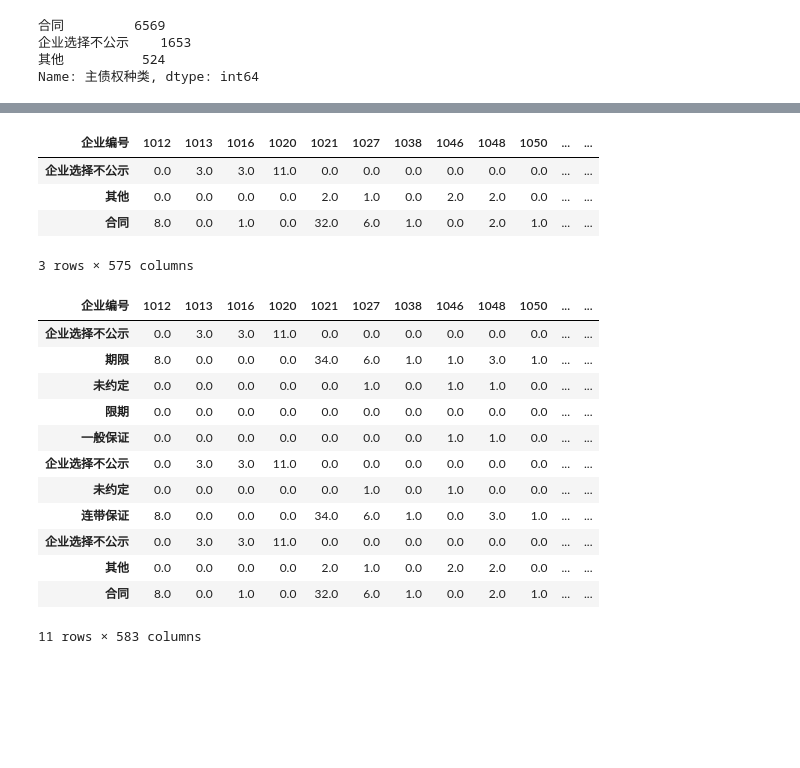
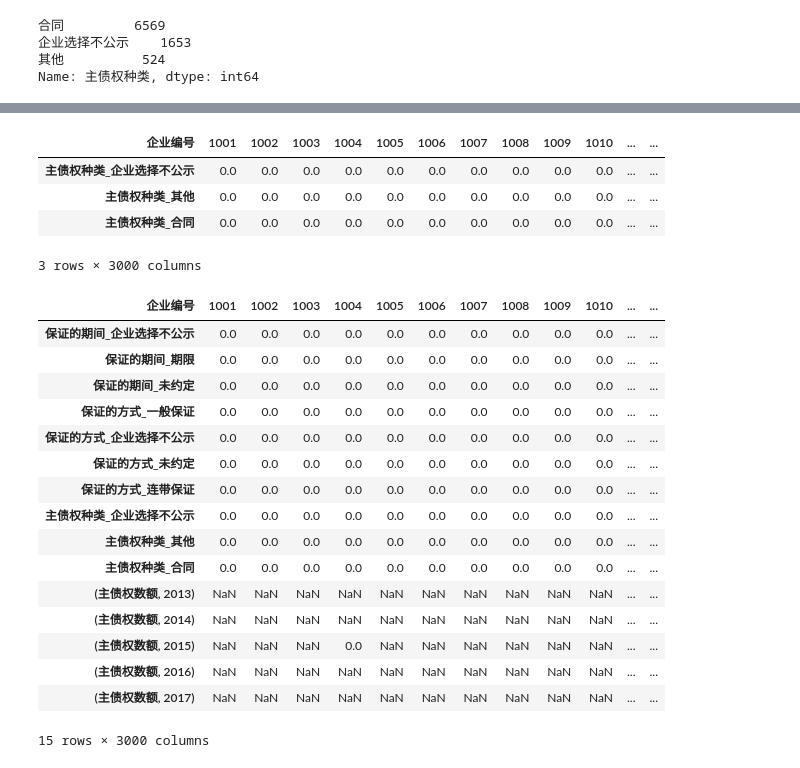
Before and after one commit to CourierKyn/isi-world-cup, a Jupyter notebook: 年报-的对外提供保证担保信息.ipynb, the cells around one changed output, grey strips where cells are left out. Cells and saved outputs as stored; diff of their text form; code cells hidden in the pictures; blank space fills up the shorter version.

```diff
--- a/年报-的对外提供保证担保信息.ipynb
+++ b/年报-的对外提供保证担保信息.ipynb
@@ -57,9 +90,19 @@ data['主债权种类'].value_counts()
 企业选择不公示    1653
 其他          524
 Name: 主债权种类, dtype: int64
+# %%
+def limit(cell):
+    if cell > 1:
+        return 1
+    return cell
 # %%
 df1=data.set_index("保证的期间").loc[["期限","企业选择不公示","限期","未约定"],:].reset_index().set_index("企业编号")
-dummy_1=pd.get_dummies(df1["保证的期间"])
-dummy_1=dummy_1.groupby("企业编号").sum().T
+
+
+dummy_1=pd.get_dummies(df1["保证的期间"],prefix='保证的期间')
+dummy_1=dummy_1.groupby(["企业编号"]).mean()
+dummy_1["保证的期间_期限"]=dummy_1["保证的期间_期限"]+dummy_1["保证的期间_限期"]
+dummy_1=dummy_1.drop(columns="保证的期间_限期").T
+dummy_1=dummy_1.applymap(limit).reindex(columns=list(range(1001, 4001))).fillna(0)
 dummy_1
 # %% [output]
@@ -72,6 +114,9 @@ dummy_1
 # %%
 df2=data.set_index("保证的方式").loc[["连带保证","企业选择不公示","一般保证","未约定"],:].reset_index().set_index("企业编号")
-dummy_2=pd.get_dummies(df2["保证的方式"])
-dummy_2=dummy_2.groupby("企业编号").sum().T
+
+
+dummy_2=pd.get_dummies(df2["保证的方式"],prefix='保证的方式')
+dummy_2=dummy_2.groupby(["企业编号"]).mean().T
+dummy_2=dummy_2.applymap(limit).reindex(columns=list(range(1001, 4001))).fillna(0)
 dummy_2
 # %% [output]
@@ -84,28 +129,34 @@ dummy_2
 # %%
 df3=data.set_index("主债权种类").loc[["合同","企业选择不公示","其他"],:].reset_index().set_index("企业编号")
-dummy_3=pd.get_dummies(df3["主债权种类"])
-dummy_3=dummy_3.groupby("企业编号").sum().T
+
+dummy_3=pd.get_dummies(df3["主债权种类"],prefix='主债权种类')
+dummy_3=dummy_3.groupby(["企业编号"]).mean().T
+dummy_3=dummy_3.applymap(limit).reindex(columns=list(range(1001, 4001))).fillna(0)
 dummy_3
 # %% [output]
-| 企业编号 | 1012 | 1013 | 1016 | 1020 | 1021 | 1027 | 1038 | 1046 | 1048 | 1050 | ... | ... |
-| 企业选择不公示 | 0.0 | 3.0 | 3.0 | 11.0 | 0.0 | 0.0 | 0.0 | 0.0 | 0.0 | 0.0 | ... | ... |
-| 其他 | 0.0 | 0.0 | 0.0 | 0.0 | 2.0 | 1.0 | 0.0 | 2.0 | 2.0 | 0.0 | ... | ... |
-| 合同 | 8.0 | 0.0 | 1.0 | 0.0 | 32.0 | 6.0 | 1.0 | 0.0 | 2.0 | 1.0 | ... | ... |
+| 企业编号 | 1001 | 1002 | 1003 | 1004 | 1005 | 1006 | 1007 | 1008 | 1009 | 1010 | ... | ... |
+| 主债权种类_企业选择不公示 | 0.0 | 0.0 | 0.0 | 0.0 | 0.0 | 0.0 | 0.0 | 0.0 | 0.0 | 0.0 | ... | ... |
+| 主债权种类_其他 | 0.0 | 0.0 | 0.0 | 0.0 | 0.0 | 0.0 | 0.0 | 0.0 | 0.0 | 0.0 | ... | ... |
+| 主债权种类_合同 | 0.0 | 0.0 | 0.0 | 0.0 | 0.0 | 0.0 | 0.0 | 0.0 | 0.0 | 0.0 | ... | ... |
-3 rows × 575 columns
+3 rows × 3000 columns
 # %%
-result_12=dummy_1.append(dummy_2).append(dummy_3).fillna(0)#三表连接
+result_12=dummy_1.append(dummy_2).append(dummy_3).fillna(0).append(df_num)#三表连接
 result_12
 # %% [output]
-| 企业编号 | 1012 | 1013 | 1016 | 1020 | 1021 | 1027 | 1038 | 1046 | 1048 | 1050 | ... | ... |
-| 企业选择不公示 | 0.0 | 3.0 | 3.0 | 11.0 | 0.0 | 0.0 | 0.0 | 0.0 | 0.0 | 0.0 | ... | ... |
-| 期限 | 8.0 | 0.0 | 0.0 | 0.0 | 34.0 | 6.0 | 1.0 | 1.0 | 3.0 | 1.0 | ... | ... |
-| 未约定 | 0.0 | 0.0 | 0.0 | 0.0 | 0.0 | 1.0 | 0.0 | 1.0 | 1.0 | 0.0 | ... | ... |
-| 限期 | 0.0 | 0.0 | 0.0 | 0.0 | 0.0 | 0.0 | 0.0 | 0.0 | 0.0 | 0.0 | ... | ... |
-| 一般保证 | 0.0 | 0.0 | 0.0 | 0.0 | 0.0 | 0.0 | 0.0 | 1.0 | 1.0 | 0.0 | ... | ... |
-| 企业选择不公示 | 0.0 | 3.0 | 3.0 | 11.0 | 0.0 | 0.0 | 0.0 | 0.0 | 0.0 | 0.0 | ... | ... |
-| 未约定 | 0.0 | 0.0 | 0.0 | 0.0 | 0.0 | 1.0 | 0.0 | 1.0 | 0.0 | 0.0 | ... | ... |
-| 连带保证 | 8.0 | 0.0 | 0.0 | 0.0 | 34.0 | 6.0 | 1.0 | 0.0 | 3.0 | 1.0 | ... | ... |
-| 企业选择不公示 | 0.0 | 3.0 | 3.0 | 11.0 | 0.0 | 0.0 | 0.0 | 0.0 | 0.0 | 0.0 | ... | ... |
-| 其他 | 0.0 | 0.0 | 0.0 | 0.0 | 2.0 | 1.0 | 0.0 | 2.0 | 2.0 | 0.0 | ... | ... |
-| 合同 | 8.0 | 0.0 | 1.0 | 0.0 | 32.0 | 6.0 | 1.0 | 0.0 | 2.0 | 1.0 | ... | ... |
+| 企业编号 | 1001 | 1002 | 1003 | 1004 | 1005 | 1006 | 1007 | 1008 | 1009 | 1010 | ... | ... |
+| 保证的期间_企业选择不公示 | 0.0 | 0.0 | 0.0 | 0.0 | 0.0 | 0.0 | 0.0 | 0.0 | 0.0 | 0.0 | ... | ... |
+| 保证的期间_期限 | 0.0 | 0.0 | 0.0 | 0.0 | 0.0 | 0.0 | 0.0 | 0.0 | 0.0 | 0.0 | ... | ... |
+| 保证的期间_未约定 | 0.0 | 0.0 | 0.0 | 0.0 | 0.0 | 0.0 | 0.0 | 0.0 | 0.0 | 0.0 | ... | ... |
+| 保证的方式_一般保证 | 0.0 | 0.0 | 0.0 | 0.0 | 0.0 | 0.0 | 0.0 | 0.0 | 0.0 | 0.0 | ... | ... |
+| 保证的方式_企业选择不公示 | 0.0 | 0.0 | 0.0 | 0.0 | 0.0 | 0.0 | 0.0 | 0.0 | 0.0 | 0.0 | ... | ... |
+| 保证的方式_未约定 | 0.0 | 0.0 | 0.0 | 0.0 | 0.0 | 0.0 | 0.0 | 0.0 | 0.0 | 0.0 | ... | ... |
+| 保证的方式_连带保证 | 0.0 | 0.0 | 0.0 | 0.0 | 0.0 | 0.0 | 0.0 | 0.0 | 0.0 | 0.0 | ... | ... |
+| 主债权种类_企业选择不公示 | 0.0 | 0.0 | 0.0 | 0.0 | 0.0 | 0.0 | 0.0 | 0.0 | 0.0 | 0.0 | ... | ... |
+| 主债权种类_其他 | 0.0 | 0.0 | 0.0 | 0.0 | 0.0 | 0.0 | 0.0 | 0.0 | 0.0 | 0.0 | ... | ... |
+| 主债权种类_合同 | 0.0 | 0.0 | 0.0 | 0.0 | 0.0 | 0.0 | 0.0 | 0.0 | 0.0 | 0.0 | ... | ... |
+| (主债权数额, 2013) | NaN | NaN | NaN | NaN | NaN | NaN | NaN | NaN | NaN | NaN | ... | ... |
+| (主债权数额, 2014) | NaN | NaN | NaN | NaN | NaN | NaN | NaN | NaN | NaN | NaN | ... | ... |
+| (主债权数额, 2015) | NaN | NaN | NaN | 0.0 | NaN | NaN | NaN | NaN | NaN | NaN | ... | ... |
+| (主债权数额, 2016) | NaN | NaN | NaN | NaN | NaN | NaN | NaN | NaN | NaN | NaN | ... | ... |
+| (主债权数额, 2017) | NaN | NaN | NaN | NaN | NaN | NaN | NaN | NaN | NaN | NaN | ... | ... |
-11 rows × 583 columns
+15 rows × 3000 columns
```
Also changed, not shown: parts of 7 cells of this notebook, 24 other files.
